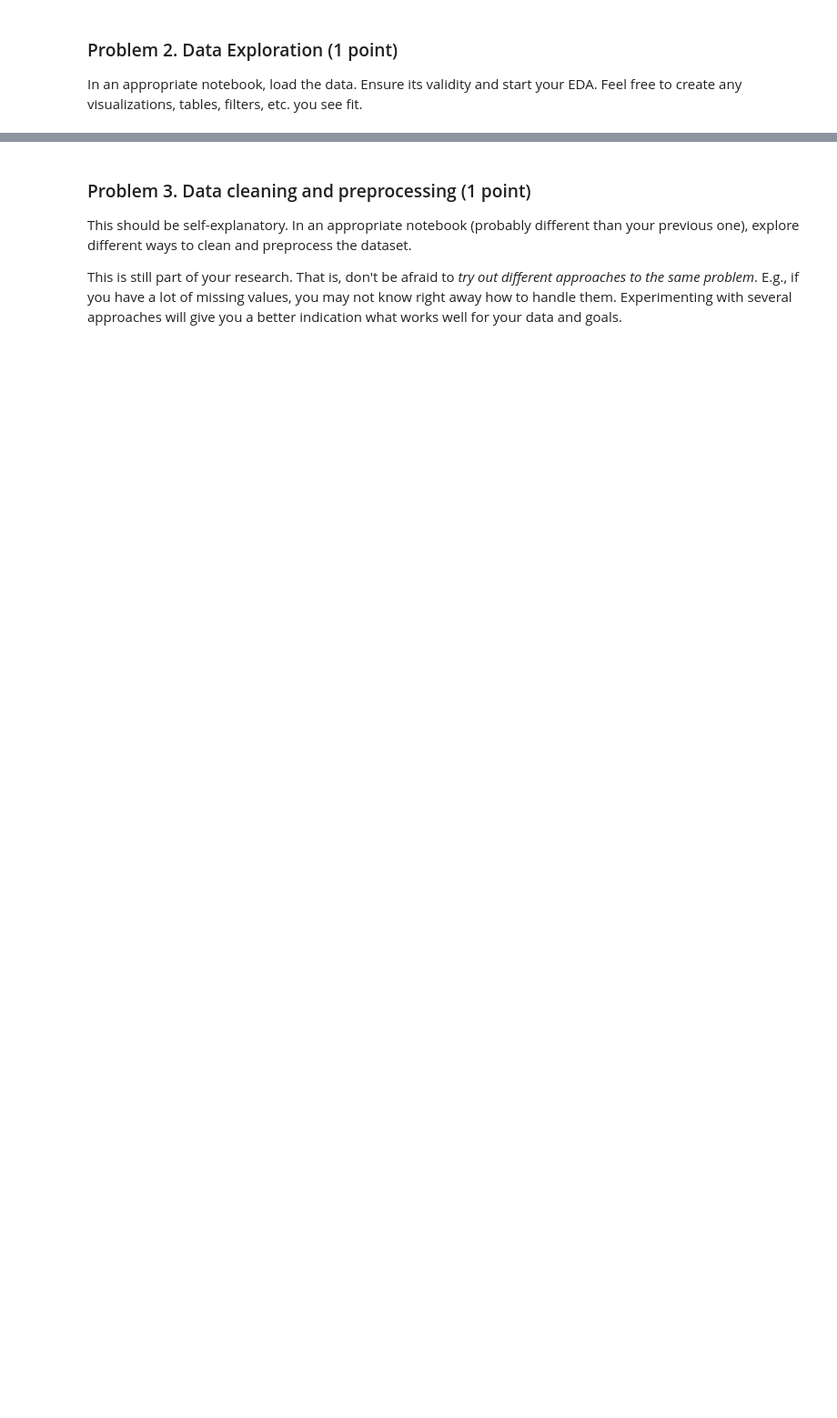
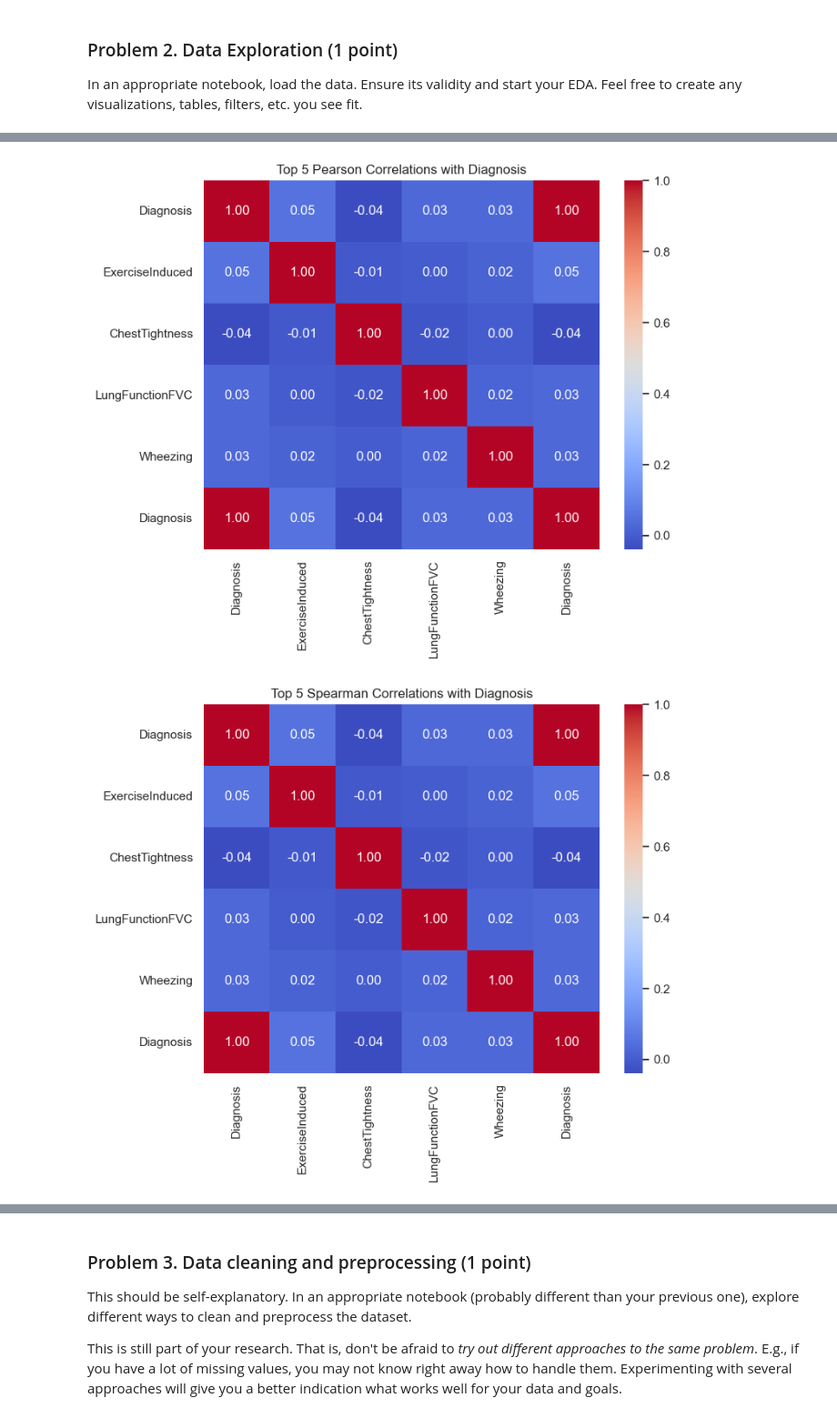
Before and after one commit to Atanas9205/asthma-diagnosis-project, a Jupyter notebook: DS Project Archiecture Lab.ipynb, the cells around one changed output, grey strips where cells are left out. Shown at 91% size. Cells and saved outputs as stored; diff of their text form; code cells hidden in the pictures; blank space fills up the shorter version.

```diff
--- a/DS Project Archiecture Lab.ipynb
+++ b/DS Project Archiecture Lab.ipynb
@@ -73,0 +189,39 @@ In an appropriate notebook, load the data. Ensure its validity and start your ED
+# %%
+import pandas as pd
+import seaborn as sns
+import matplotlib.pyplot as plt
+
+# Step 1: Compute both Pearson and Spearman correlation matrices
+pearson_corr = df.corr(numeric_only=True, method='pearson')
+spearman_corr = df.corr(numeric_only=True, method='spearman')
+
+# Step 2: Remove 'PatientID' from consideration
+pearson_target_corr = pearson_corr['Diagnosis'].drop('PatientID').abs()
+spearman_target_corr = spearman_corr['Diagnosis'].drop('PatientID').abs()
+
+# Step 3: Select top 5 features most correlated with 'Diagnosis'
+top_5_pearson_features = pearson_target_corr.sort_values(ascending=False).head(5).index
+top_5_spearman_features = spearman_target_corr.sort_values(ascending=False).head(5).index
+
+# Step 4: Add 'Diagnosis' column to the lists
+top_5_pearson_features = top_5_pearson_features.insert(len(top_5_pearson_features), 'Diagnosis')
+top_5_spearman_features = top_5_spearman_features.insert(len(top_5_spearman_features), 'Diagnosis')
+
+# Step 5: Filter correlation matrices
+filtered_pearson = df[top_5_pearson_features].corr(method='pearson')
+filtered_spearman = df[top_5_spearman_features].corr(method='spearman')
+
+# Step 6: Plot Pearson heatmap
+plt.figure(figsize=(8, 6))
+sns.heatmap(filtered_pearson, annot=True, cmap='coolwarm', fmt='.2f')
+plt.title('Top 5 Pearson Correlations with Diagnosis')
+plt.show()
+
+# Step 7: Plot Spearman heatmap
+plt.figure(figsize=(8, 6))
+sns.heatmap(filtered_spearman, annot=True, cmap='coolwarm', fmt='.2f')
+plt.title('Top 5 Spearman Correlations with Diagnosis')
+plt.show()
+# %% [output]
+[figure, added]
+[figure, added]
```
Also changed, not shown: parts of 27 cells of this notebook, 1 other file.
